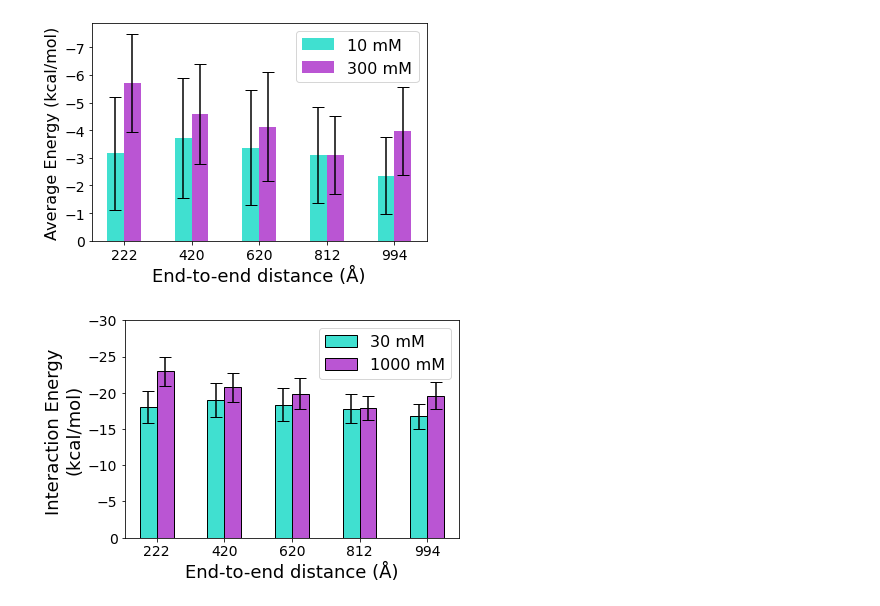
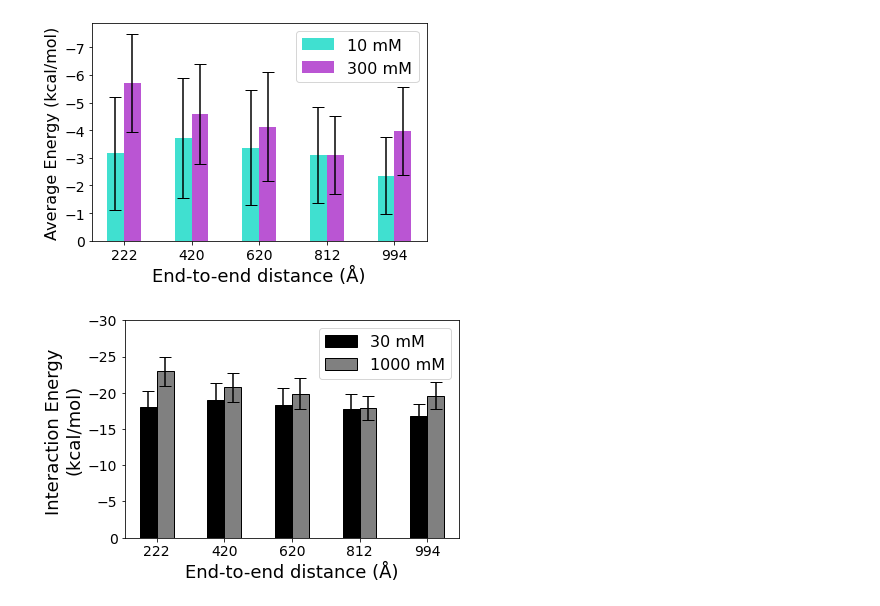
Before and after one commit to gargibiswas92/PROJECT.SSDNA.RES, a Jupyter notebook: EBYTYPE.PLOT/energy_calc.ipynb, the cells around one changed output. Drawn from its saved outputs; the diff is of its cells as text; code cells hidden in the pictures.

```diff
--- a/EBYTYPE.PLOT/energy_calc.ipynb
+++ b/EBYTYPE.PLOT/energy_calc.ipynb
@@ -164,18 +164,18 @@ tot_std_07 = (std_st_07+std_el_07)/2
 tot_mean_00 = mean_st_00 + mean_el_00
 tot_std_00 = (std_st_00+std_el_00)/2
 # %%
-plt.bar(x1+0.00, tot_mean_07, yerr= tot_std_07, capsize= 6, color ='turquoise', width = 0.25, label="30 mM", edgecolor='black')
-plt.bar(x1+0.25, tot_mean_00, yerr= tot_std_00, capsize=6, color ='mediumorchid', width = 0.25, label="1000 mM", edgecolor='black')
+plt.bar(x1+0.00, tot_mean_07, yerr= tot_std_07, capsize= 6, color ='black', width = 0.25, label="30 mM", edgecolor='black')
+plt.bar(x1+0.25, tot_mean_00, yerr= tot_std_00, capsize=6, color ='gray', width = 0.25, label="1000 mM", edgecolor='black')
 plt.xticks(x1+0.125, ['222', '420', '620', '812', '994'])
 
 ax = plt.gca()
 ax.invert_yaxis()
 plt.legend(fontsize=16, loc='upper right')
 plt.ylabel('Interaction Energy \n(kcal/mol)', fontsize=18)
 plt.xlabel('End-to-end distance (Å)', fontsize=18)
 plt.ylim(0, -30)
 plt.xticks(fontsize=14)
 plt.yticks(fontsize=14)
 plt.savefig('int_energy.png', dpi=300, bbox_inches='tight')
 # %% [output]
-[figure, old version]
+[figure, new version]
```
Also changed, not shown: 33 other files.
